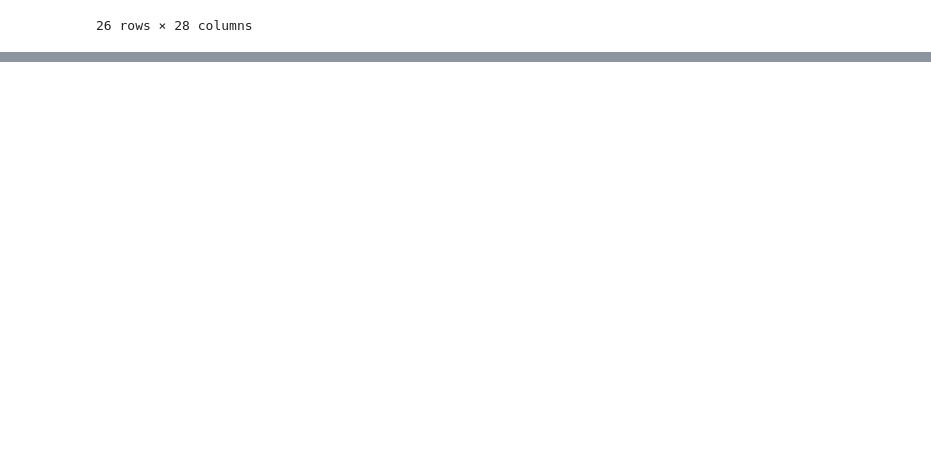
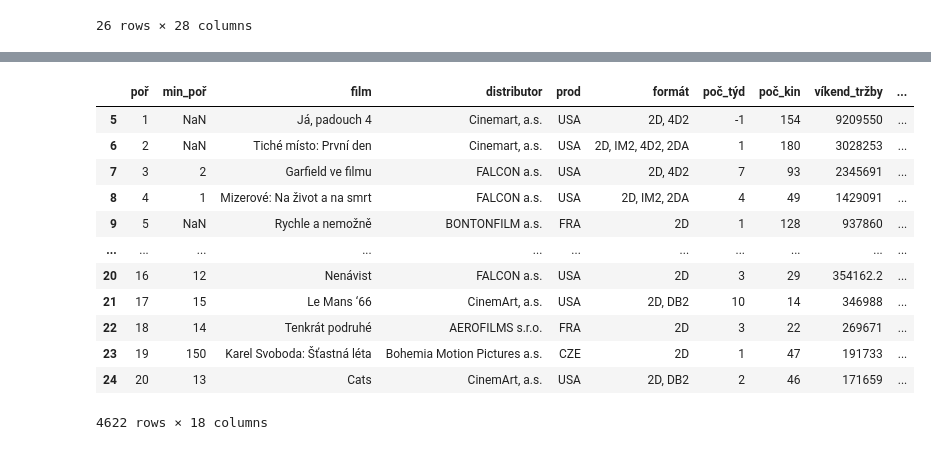
Before and after one commit to DataRozhlas/navstevnost-kin, a Jupyter notebook: 002_cisteni_dat.ipynb, the cells around one changed output, grey strips where cells are left out. Cells and saved outputs as stored; diff of their text form; code cells hidden in the pictures; blank space fills up the shorter version.

```diff
--- a/002_cisteni_dat.ipynb
+++ b/002_cisteni_dat.ipynb
@@ -4,0 +8,7 @@ import pandas as pd
+# %%
+def uprava_sloupcu(frame):
+    sloupce = frame.columns.to_list()
+    slovnicek = {}
+    for s in sloupce:
+        slovnicek[s] = s.lower().replace('.','').replace(' ','_')
+    return(slovnicek)
@@ -213,7 +227,7 @@ df = pd.DataFrame()
 poradi = [x for x in range(1,51)]
 for r in rocni:
     print(r)
-    df_r = pd.read_excel(os.path.join('data',r))
+    df_r = pd.read_excel(os.path.join('downloads',r))
     rok = re.search('\d\d\d\d',r.replace('top50','')).group()
     if rok == '1412':
         rok = '2014'
@@ -291,0 +308,21 @@ df.to_csv(os.path.join('data','filmy.csv'),index=False)
+# %%
+def tydenni(soubor):
+    try:
+        df_t = pd.read_excel(os.path.join('downloads',soubor))
+        slovnik_popisky = df_t.iloc[3].to_dict()
+        slovnik_poznamky = df_t.iloc[4].to_dict()
+        for key in slovnik_popisky:
+            if str(slovnik_poznamky[key]) != "nan":
+                slovnik_popisky[key] += f" {slovnik_poznamky[key]}"
+        df_t = df_t.rename(columns=slovnik_popisky)
+        # df_t = df_t[df_t['Poř'].isin(poradi)]
+        rok = soubor.replace('top20','').replace('-','')[0:4]
+        df_t['rok'] = rok
+        tyden = soubor.replace('top20','').replace('-','').replace(rok,'').split('cz')[0]
+        df_t['tyden'] = tyden
+        prejmenovani = uprava_sloupcu(df_t)
+        df_t = df_t.rename(columns=prejmenovani)
+        df_t = df_t[df_t['poř'].isin(poradi)]
+        return df_t
+    except:
+        return pd.DataFrame()
@@ -291,0 +1092,6 @@ df.to_csv(os.path.join('data','filmy.csv'),index=False)
+# %%
+df = pd.DataFrame()
+for t in tydenni_statistiky_soubory:
+    print(t)
+    dalsi_tyden = tydenni(t)
+    df = pd.concat([df, dalsi_tyden])
@@ -291,0 +1117,16 @@ df.to_csv(os.path.join('data','filmy.csv'),index=False)
+# %%
+df
+# %% [output]
+|  | poř | min_poř | film | distributor | prod | formát | poč_týd | poč_kin | víkend_tržby | ... |
+| 5 | 1 | NaN | Já, padouch 4 | Cinemart, a.s. | USA | 2D, 4D2 | -1 | 154 | 9209550 | ... |
+| 6 | 2 | NaN | Tiché místo: První den | Cinemart, a.s. | USA | 2D, IM2, 4D2, 2DA | 1 | 180 | 3028253 | ... |
+| 7 | 3 | 2 | Garfield ve filmu | FALCON a.s. | USA | 2D, 4D2 | 7 | 93 | 2345691 | ... |
+| 8 | 4 | 1 | Mizerové: Na život a na smrt | FALCON a.s. | USA | 2D, IM2, 2DA | 4 | 49 | 1429091 | ... |
+| 9 | 5 | NaN | Rychle a nemožně | BONTONFILM a.s. | FRA | 2D | 1 | 128 | 937860 | ... |
+| ... | ... | ... | ... | ... | ... | ... | ... | ... | ... | ... |
+| 20 | 16 | 12 | Nenávist | FALCON a.s. | USA | 2D | 3 | 29 | 354162.2 | ... |
+| 21 | 17 | 15 | Le Mans ‘66 | CinemArt, a.s. | USA | 2D, DB2 | 10 | 14 | 346988 | ... |
+| 22 | 18 | 14 | Tenkrát podruhé | AEROFILMS s.r.o. | FRA | 2D | 3 | 22 | 269671 | ... |
+| 23 | 19 | 150 | Karel Svoboda: Šťastná léta | Bohemia Motion Pictures a.s. | CZE | 2D | 1 | 47 | 191733 | ... |
+| 24 | 20 | 13 | Cats | CinemArt, a.s. | USA | 2D, DB2 | 2 | 46 | 171659 | ... |
+4622 rows × 18 columns
```
Also changed, not shown: parts of 11 cells of this notebook, 6 other files.
